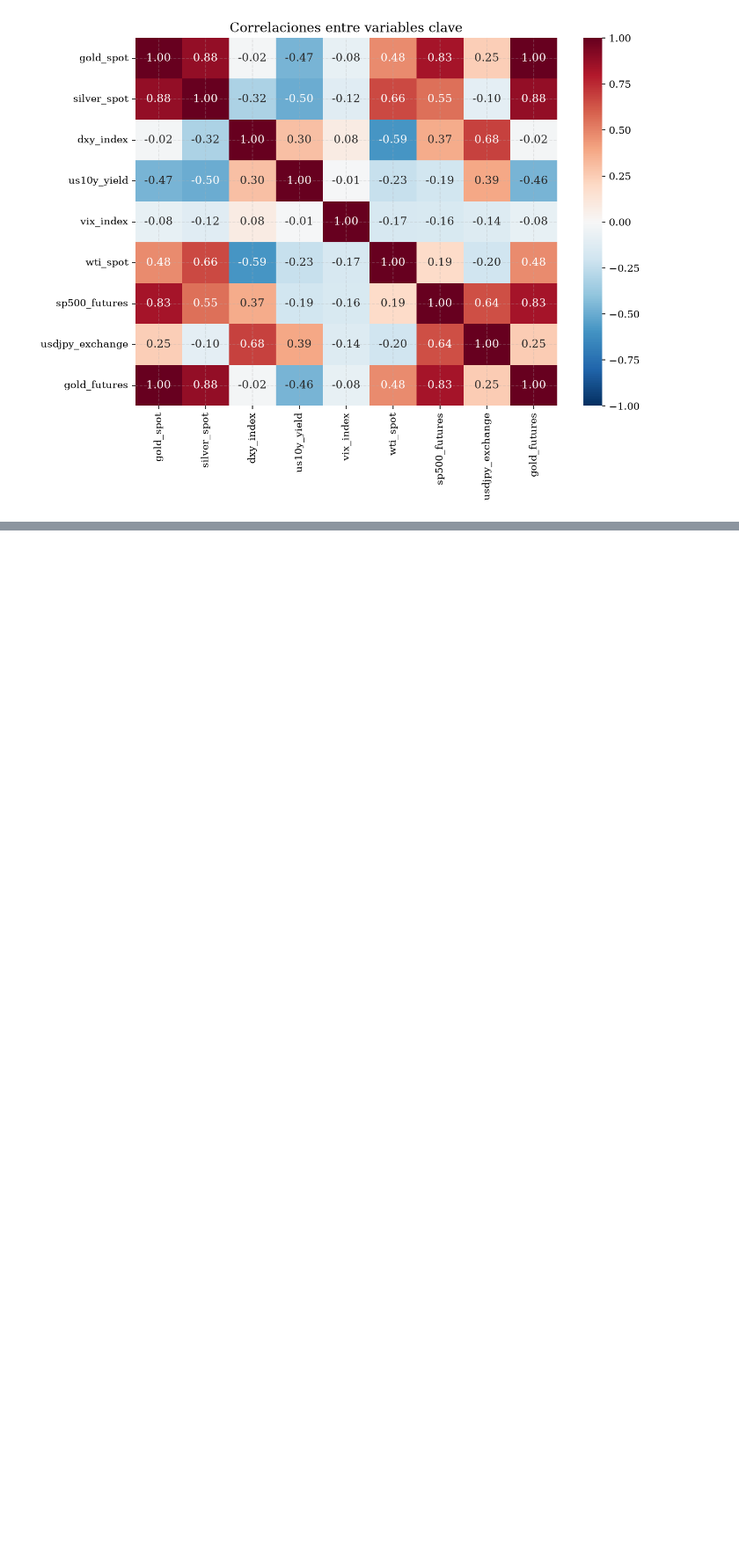
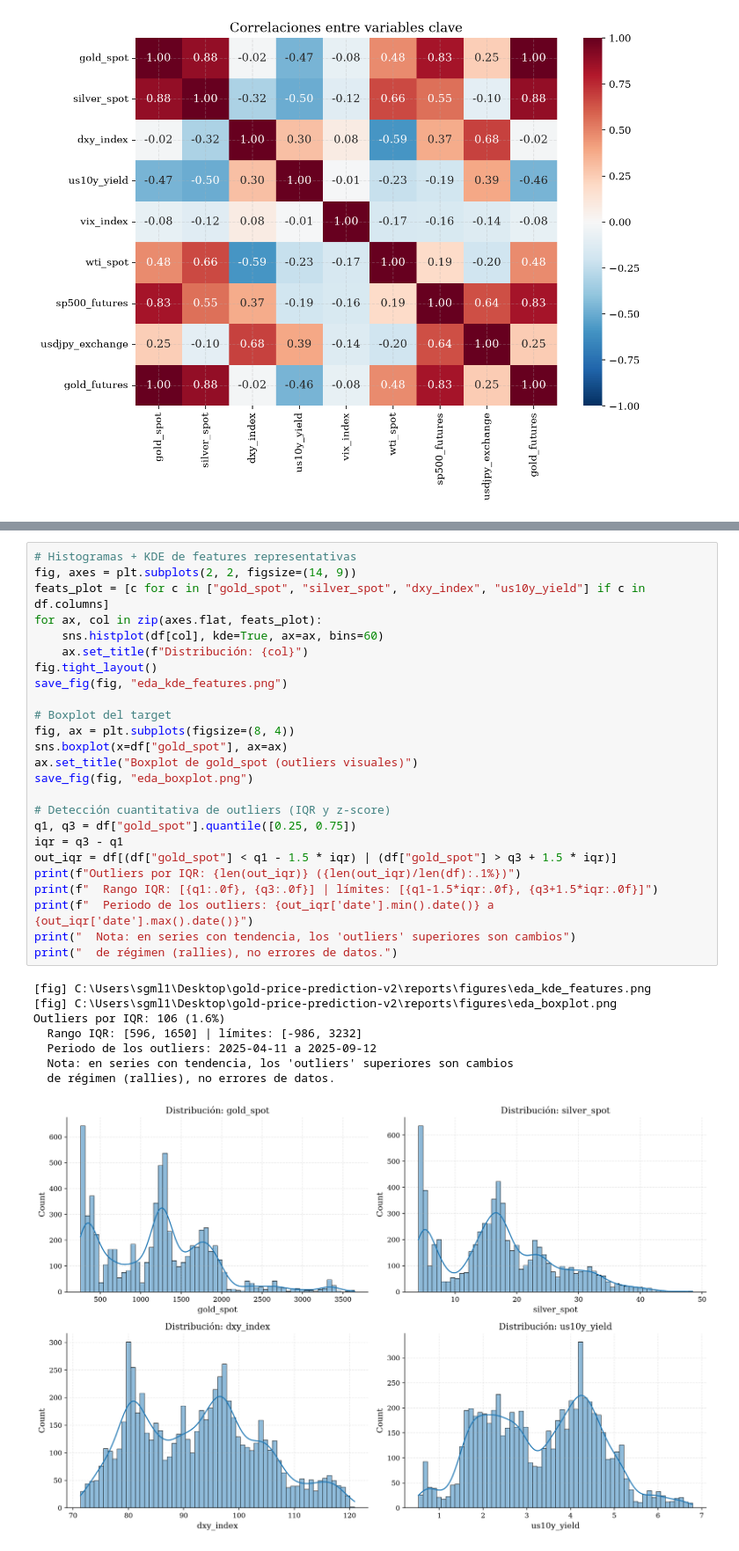
Before and after one commit to sebastianmalbaceda/gold-price-prediction, a Jupyter notebook: notebooks/04_eda.ipynb, the cells around one changed output, grey strips where cells are left out. Shown at 88% size. Cells and saved outputs as stored; diff of their text form; blank space fills up the shorter version.

```diff
--- a/notebooks/04_eda.ipynb
+++ b/notebooks/04_eda.ipynb
@@ -260,0 +311,34 @@ WindowsPath('C:/Users/sgml1/Desktop/gold-price-prediction-v2/reports/figures/eda
+# %%
+# Histogramas + KDE de features representativas
+fig, axes = plt.subplots(2, 2, figsize=(14, 9))
+feats_plot = [c for c in ["gold_spot", "silver_spot", "dxy_index", "us10y_yield"] if c in df.columns]
+for ax, col in zip(axes.flat, feats_plot):
+    sns.histplot(df[col], kde=True, ax=ax, bins=60)
+    ax.set_title(f"Distribución: {col}")
+fig.tight_layout()
+save_fig(fig, "eda_kde_features.png")
+
+# Boxplot del target
+fig, ax = plt.subplots(figsize=(8, 4))
+sns.boxplot(x=df["gold_spot"], ax=ax)
+ax.set_title("Boxplot de gold_spot (outliers visuales)")
+save_fig(fig, "eda_boxplot.png")
+
+# Detección cuantitativa de outliers (IQR y z-score)
+q1, q3 = df["gold_spot"].quantile([0.25, 0.75])
+iqr = q3 - q1
+out_iqr = df[(df["gold_spot"] < q1 - 1.5 * iqr) | (df["gold_spot"] > q3 + 1.5 * iqr)]
+print(f"Outliers por IQR: {len(out_iqr)} ({len(out_iqr)/len(df):.1%})")
+print(f"  Rango IQR: [{q1:.0f}, {q3:.0f}] | límites: [{q1-1.5*iqr:.0f}, {q3+1.5*iqr:.0f}]")
+print(f"  Periodo de los outliers: {out_iqr['date'].min().date()} a {out_iqr['date'].max().date()}")
+print("  Nota: en series con tendencia, los 'outliers' superiores son cambios")
+print("  de régimen (rallies), no errores de datos.")
+# %% [output]
+[fig] C:\Users\sgml1\Desktop\gold-price-prediction-v2\reports\figures\eda_kde_features.png
+[fig] C:\Users\sgml1\Desktop\gold-price-prediction-v2\reports\figures\eda_boxplot.png
+Outliers por IQR: 106 (1.6%)
+  Rango IQR: [596, 1650] | límites: [-986, 3232]
+  Periodo de los outliers: 2025-04-11 a 2025-09-12
+  Nota: en series con tendencia, los 'outliers' superiores son cambios
+  de régimen (rallies), no errores de datos.
+[figure, added]
```
Also changed, not shown: parts of 4 cells of this notebook, 8 other files.
